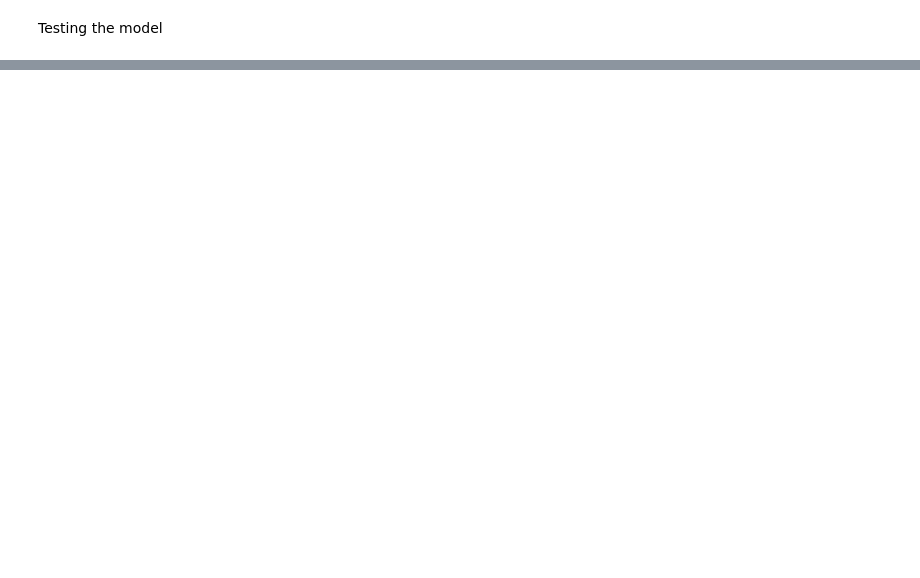
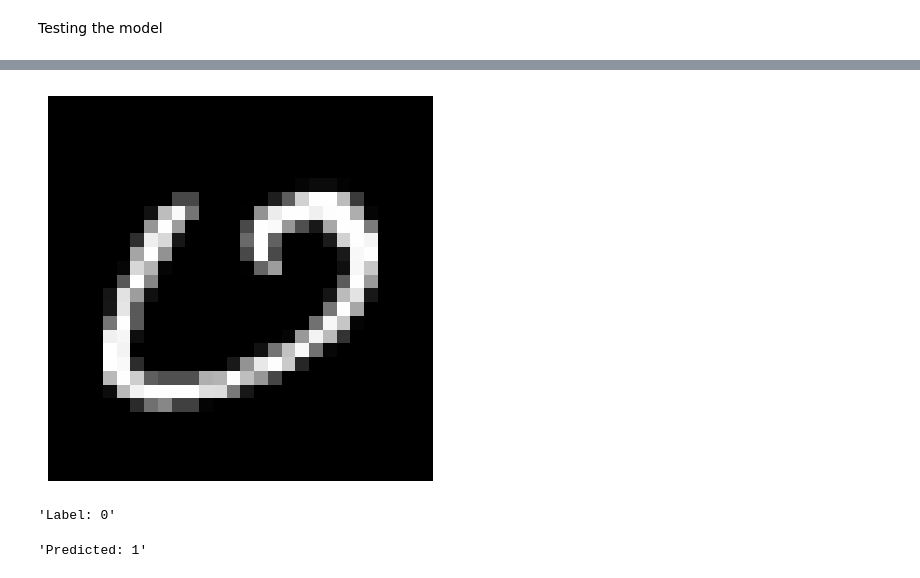
Before and after one commit to Elsoja/Feed-Forward-Network, a Jupyter notebook: neural_networks.ipynb, the cells around one changed output, grey strips where cells are left out. Drawn from its saved outputs; the diff is of its cells as text; code cells hidden in the pictures; blank space fills up the shorter version.

```diff
--- a/neural_networks.ipynb
+++ b/neural_networks.ipynb
@@ -279,0 +341,8 @@ plt.show()
+# %%
+random_idx = np.random.randint(0, x_test.shape[0])
+plot_number(x_test[random_idx])
+display(f"Label: {y_test[random_idx].squeeze()}", f"Predicted: {all_preds[random_idx]}")
+# %% [output]
+[figure, added]
+'Label: 0'
+'Predicted: 1'
```
Also changed, not shown: parts of 16 cells of this notebook.
